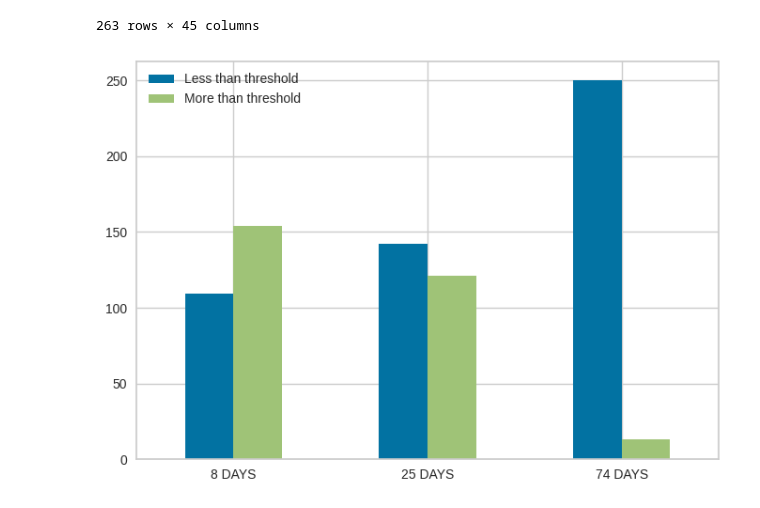
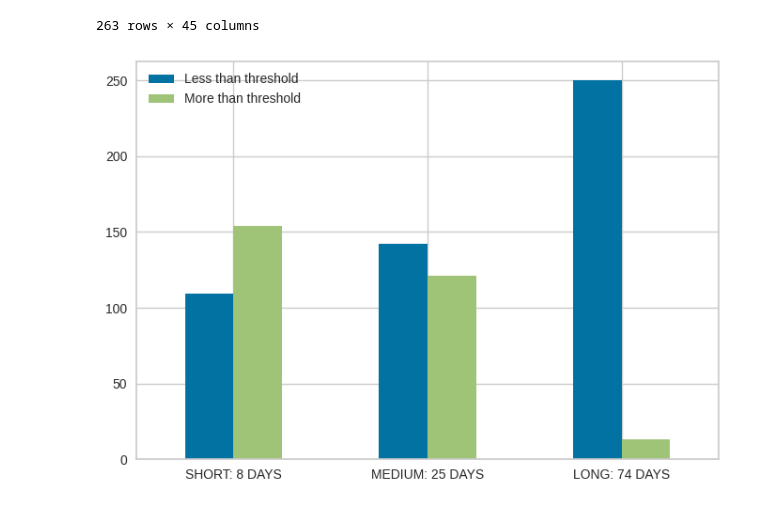
Before and after one commit to ThesanR/TorontoPermitClassification, a Jupyter notebook: PermitClass.ipynb, the cells around one changed output. Saved outputs shown, nothing was run; the diff lists cells and outputs as text; code cells hidden in the pictures.

```diff
--- a/PermitClass.ipynb
+++ b/PermitClass.ipynb
@@ -565,8 +565,8 @@ pred_long
 # %%
 values_0 = [(pred_short['prediction_label'].value_counts())[0], (pred_medium['prediction_label'].value_counts())[0], (pred_long['prediction_label'].value_counts())[0]]
 values_1 = [(pred_short['prediction_label'].value_counts())[1], (pred_medium['prediction_label'].value_counts())[1], (pred_long['prediction_label'].value_counts())[1]]
-index = ['8 DAYS', '25 DAYS', '74 DAYS']
+index = ['SHORT: 8 DAYS', 'MEDIUM: 25 DAYS', 'LONG: 74 DAYS']
 dfbarplot = pd.DataFrame({'Less than threshold': values_0, 'More than threshold': values_1}, index=index)
 ax = dfbarplot.plot.bar(rot=0)
 # %% [output]
-[figure, old version]
+[figure, new version]
```
